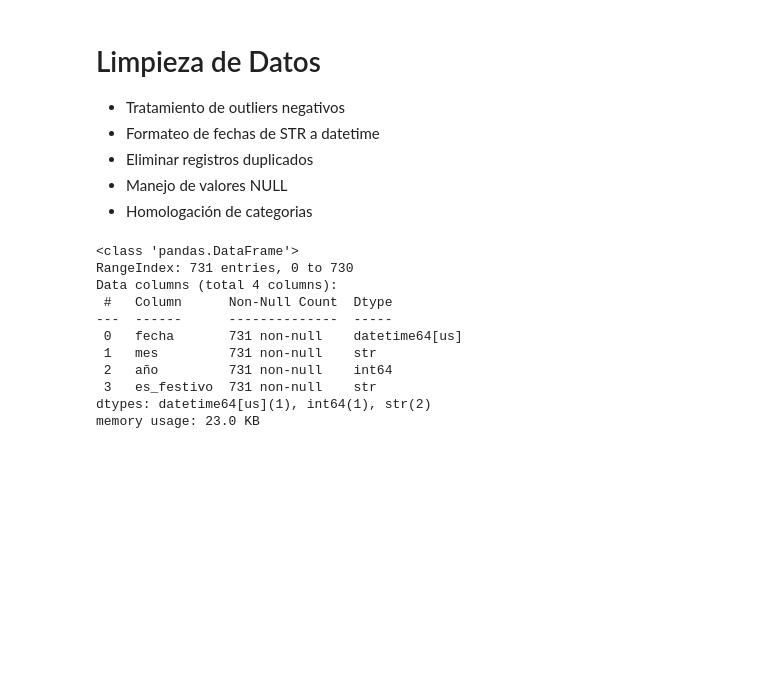
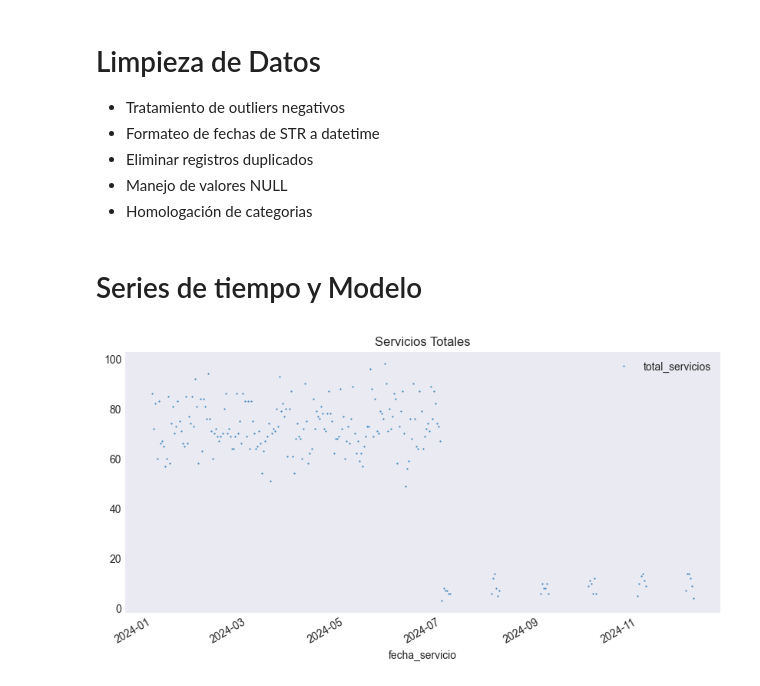
Before and after one commit to danielrodriguez007/Prueba-Finanzauto, a Jupyter notebook: 0 ETL-Calidad.ipynb, the cells around one changed output. Saved outputs shown, nothing was run; the diff lists cells and outputs as text; code cells hidden in the pictures; blank space fills up the shorter version.

```diff
--- a/0 ETL-Calidad.ipynb
+++ b/0 ETL-Calidad.ipynb
@@ -112,7 +121,7 @@ calendario_limpio = calendario.copy()
 
 servicios_limpio = servicios_limpio.query('tiempo_respuesta_min > 0') # Tratamiento de Outlierns negativos
 
-servicios_limpio['fecha_servicio'] = pd.to_datetime(servicios_limpio['fecha_servicio']) # Formatear la fecha de str a datetime
+servicios_limpio['fecha_servicio'] = pd.to_datetime(servicios_limpio['fecha_servicio']).dt.date # Formatear la fecha de str a datetime
 
 servicios_limpio = servicios_limpio.drop_duplicates() # Borrar valores duplicados
 
@@ -126,18 +135,4 @@ servicios_limpio['ciudad'] = servicios_limpio['ciudad'].map({' Bogotá':'Bogotá
                                                 'Medellín':'Medellín',
                                                 'Cali':'Cali'}) # Homologación de ciudades
 
-calendario_limpio['fecha'] = pd.to_datetime(calendario_limpio['fecha']) # Formatear la fecha de str a datetime
+calendario_limpio['fecha'] = pd.to_datetime(calendario_limpio['fecha']).dt.date # Formatear la fecha de str a datetime
-# %%
-calendario_limpio.info()
-# %% [output]
-<class 'pandas.DataFrame'>
-RangeIndex: 731 entries, 0 to 730
-Data columns (total 4 columns):
- #   Column      Non-Null Count  Dtype
----  ------      --------------  -----
- 0   fecha       731 non-null    datetime64[us]
- 1   mes         731 non-null    str
- 2   año         731 non-null    int64
- 3   es_festivo  731 non-null    str
-dtypes: datetime64[us](1), int64(1), str(2)
-memory usage: 23.0 KB
@@ -143,0 +146,22 @@ memory usage: 23.0 KB
+# %% [markdown]
+# Series de tiempo y Modelo
+# %%
+df_servicios = servicios_limpio.groupby('fecha_servicio')['servicio_id'].count().reset_index()
+df_servicios.columns = ['fecha_servicio', 'total_servicios']
+df_servicios['fecha_servicio'] = pd.to_datetime(df_servicios['fecha_servicio'])
+
+df_servicios = df_servicios.set_index('fecha_servicio')
+# %%
+# Visualización grafica de todos los servicios realizados
+
+color_pal = sns.color_palette()
+
+df_servicios.plot(style='.',
+                       figsize=(10,5),
+                       ms=1,
+                       color = color_pal[0],
+                       title="Servicios Totales")
+
+plt.show()
+# %% [output]
+[figure, added]
```
Also changed, not shown: parts of 21 cells of this notebook.
